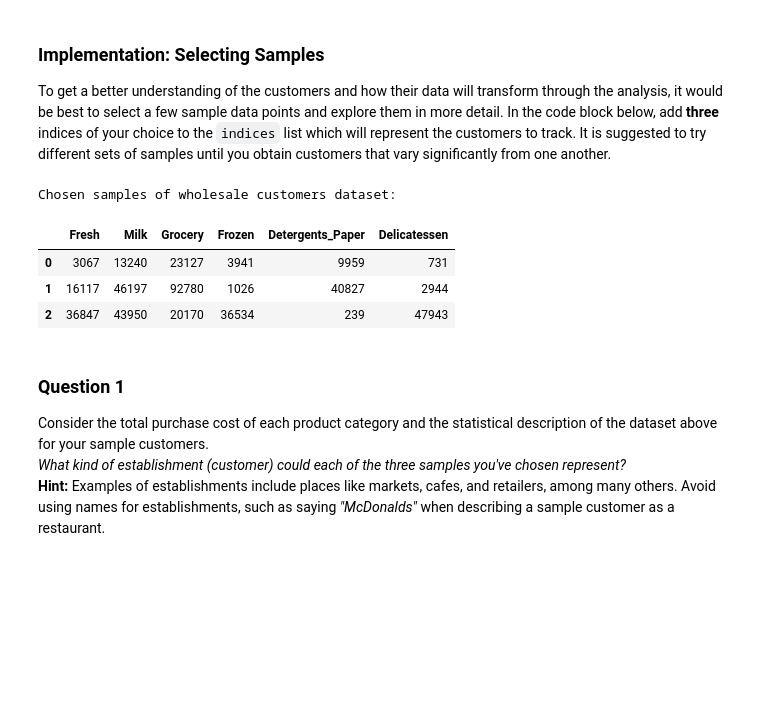
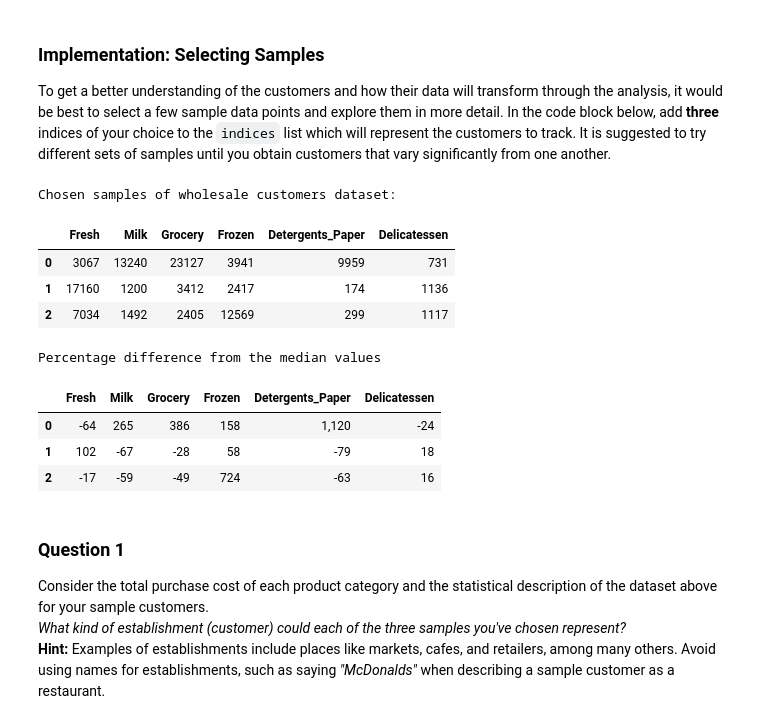
Before and after one commit to keywind/machine-learning, a Jupyter notebook: projects/creating_customer_segments/customer_segments.ipynb, the cells around one changed output. Cells and saved outputs as stored; diff of their text form; code cells hidden in the pictures; blank space fills up the shorter version.

```diff
--- a/projects/creating_customer_segments/customer_segments.ipynb
+++ b/projects/creating_customer_segments/customer_segments.ipynb
@@ -58,18 +58,29 @@ display(data.describe())
 To get a better understanding of the customers and how their data will transform through the analysis, it would be best to select a few sample data points and explore them in more detail. In the code block below, add **three** indices of your choice to the `indices` list which will represent the customers to track. It is suggested to try different sets of samples until you obtain customers that vary significantly from one another.
 # %%
 # TODO: Select three indices of your choice you wish to sample from the dataset
-indices = [200,85,183]
+indices = [200,120,310]
 
 # Create a DataFrame of the chosen samples
 samples = pd.DataFrame(data.loc[indices], columns = data.keys()).reset_index(drop = True)
 print "Chosen samples of wholesale customers dataset:"
 display(samples)
+
+print "Percentage difference from the median values"
+diff_vect = samples - data.median()
+perc=diff_vect/data.median()*100
+pd.options.display.float_format = '{:,.0f}'.format
+display(perc)
 # %% [output]
 Chosen samples of wholesale customers dataset:
 |  | Fresh | Milk | Grocery | Frozen | Detergents_Paper | Delicatessen |
 | 0 | 3067 | 13240 | 23127 | 3941 | 9959 | 731 |
-| 1 | 16117 | 46197 | 92780 | 1026 | 40827 | 2944 |
-| 2 | 36847 | 43950 | 20170 | 36534 | 239 | 47943 |
+| 1 | 17160 | 1200 | 3412 | 2417 | 174 | 1136 |
+| 2 | 7034 | 1492 | 2405 | 12569 | 299 | 1117 |
+Percentage difference from the median values
+|  | Fresh | Milk | Grocery | Frozen | Detergents_Paper | Delicatessen |
+| 0 | -64 | 265 | 386 | 158 | 1,120 | -24 |
+| 1 | 102 | -67 | -28 | 58 | -79 | 18 |
+| 2 | -17 | -59 | -49 | 724 | -63 | 16 |
 # %% [markdown]
 ### Question 1
 Consider the total purchase cost of each product category and the statistical description of the dataset above for your sample customers.
```
Also changed, not shown: parts of 13 cells of this notebook, 1 other file.
